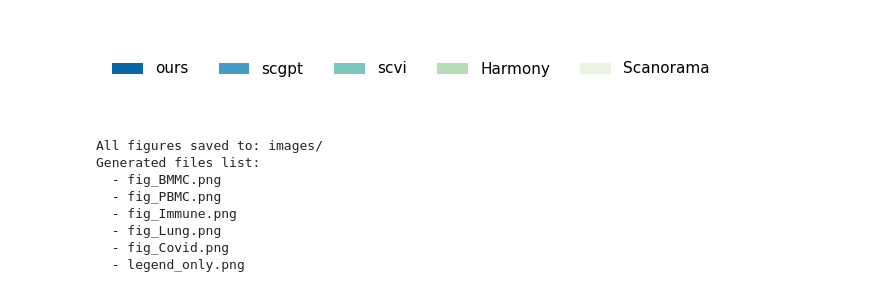
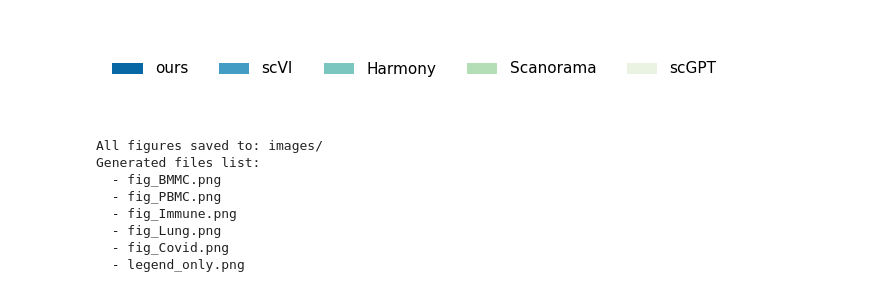
Before and after one commit to TRCDHH/scLinformer, a Jupyter notebook: draw/fig2/fig2_index.ipynb, the cells around one changed output. Drawn from its saved outputs; the diff is of its cells as text; code cells hidden in the pictures.

```diff
--- a/draw/fig2/fig2_index.ipynb
+++ b/draw/fig2/fig2_index.ipynb
@@ -19,7 +19,7 @@ COLORS = [
 METRICS = ['ARI', 'AMI', 'NMI', 'HOM', 'Cell_ASW', 'Batch_ASW', 'Graph_Connectivity']
 BAR_WIDTH = 0.15
 PLOT_FIGSIZE = (9, 4.5)
-Y_AXIS_LIMIT = (0.4, 1.08)
+Y_AXIS_LIMIT = (0.4, 1.15)
 LEGEND_FIGSIZE = (6, 1.2)
 DPI_VALUE = 300
 # %%
@@ -31,7 +31,7 @@ os.makedirs(OUTPUT_DIR, exist_ok=True)
 # %%
 data = {
     'dataset': ['BMMC'] * 5 + ['PBMC'] * 5 + ['Immune'] * 5 + ['Lung'] * 5 + ['Covid'] * 5,
-    'method': ['ours', 'scVI', 'Harmony', 'Scanorama', 'scGPT'] * 5,
+    'method': ['ours', 'scvi', 'Harmony', 'Scanorama', 'scgpt'] * 5,
     'ARI': [0.753, 0.656, 0.668, 0.592, 0.583, 0.892, 0.872, 0.862, 0.726, 0.668252,
             0.772, 0.717, 0.630, 0.751, 0.631, 0.661, 0.450, 0.549, 0.509, 0.487, 0.361, 0.268, 0.322, 0.340, np.nan],
     'AMI': [0.804, 0.762, 0.755, 0.736, 0.749, 0.859, 0.836, 0.822, 0.823, 0.78445,
@@ -82,11 +82,11 @@ for dset in datasets:
                         f'{val:.3f}',
                         ha='center',
                         va='bottom',
-                        fontsize=10,
-                        rotation=20
+                        fontsize=12,
+                        rotation=90
                     )
 
-    ax.set_title(f'{dset}', fontsize=FONT_SIZE)
+    ax.set_title(f'{dset}', fontsize=14)
     ax.set_xticks(x)
     ax.set_xticklabels(METRICS, rotation=30, ha='right')
     ax.set_ylim(*Y_AXIS_LIMIT)
@@ -106,17 +106,18 @@ for dset in datasets:
 # %%
 fig, ax = plt.subplots(figsize=LEGEND_FIGSIZE)
 ax.axis('off')
-for i, method in enumerate(METHODS):
-    ax.bar([0], [0], color=COLORS[i], label=method)
+method_list = ['ours', 'scVI', 'Harmony', 'Scanorama', 'scGPT']
+for i,method in enumerate(METHODS):
+    ax.bar([0], [0], color=COLORS[i], label=method_list[i])
 ax.legend(loc='center', ncol=5, frameon=False, fontsize=11)
 plt.tight_layout()
 
 legend_path = os.path.join(OUTPUT_DIR, 'legend_only.png')
 plt.savefig(legend_path, dpi=DPI_VALUE, bbox_inches='tight')
 plt.show()
 plt.close()
 # %% [output]
-[figure, old version]
+[figure, new version]
 # %%
 print("All figures saved to:", OUTPUT_DIR)
 print("Generated files list:")
```
Also changed, not shown: parts of 1 cell of this notebook, 2 other files.
